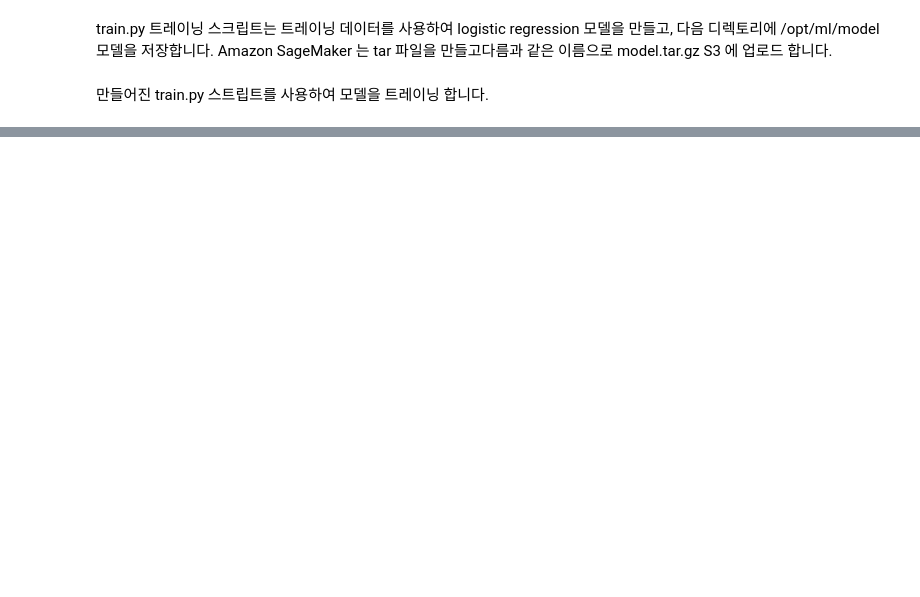
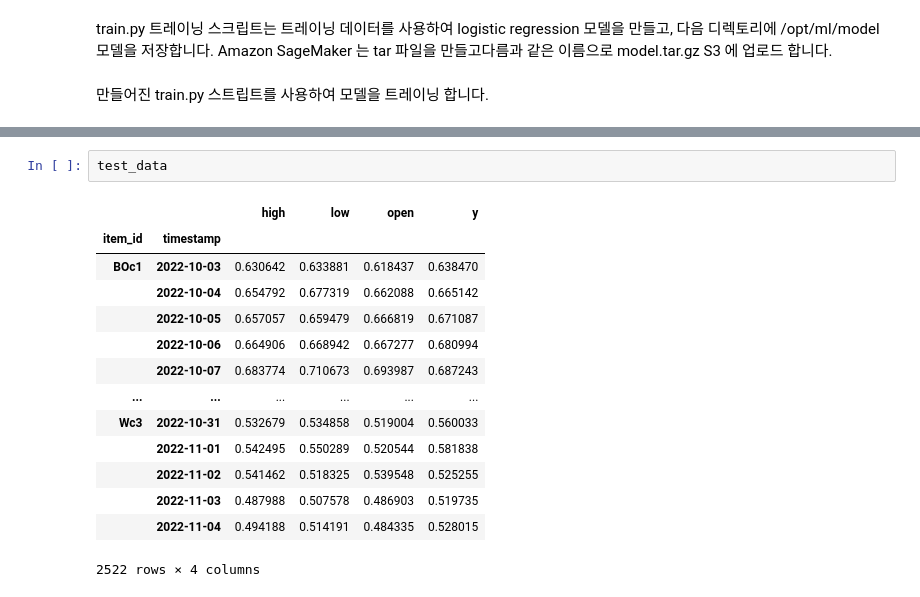
Before and after one commit to gwangjinjeong/palm-oil-price-forecast, a Jupyter notebook: MLOps_Env4palm.ipynb, the cells around one changed output, grey strips where cells are left out. Drawn from its saved outputs; the diff is of its cells as text; blank space fills up the shorter version.

```diff
--- a/MLOps_Env4palm.ipynb
+++ b/MLOps_Env4palm.ipynb
@@ -2203,0 +2580,17 @@ Traceback (most recent call last):
+# %%
+test_data
+# %% [output]
+|  |  | high | low | open | y |
+| item_id | timestamp |  |  |  |  |
+| BOc1 | 2022-10-03 | 0.630642 | 0.633881 | 0.618437 | 0.638470 |
+|  | 2022-10-04 | 0.654792 | 0.677319 | 0.662088 | 0.665142 |
+|  | 2022-10-05 | 0.657057 | 0.659479 | 0.666819 | 0.671087 |
+|  | 2022-10-06 | 0.664906 | 0.668942 | 0.667277 | 0.680994 |
+|  | 2022-10-07 | 0.683774 | 0.710673 | 0.693987 | 0.687243 |
+| ... | ... | ... | ... | ... | ... |
+| Wc3 | 2022-10-31 | 0.532679 | 0.534858 | 0.519004 | 0.560033 |
+|  | 2022-11-01 | 0.542495 | 0.550289 | 0.520544 | 0.581838 |
+|  | 2022-11-02 | 0.541462 | 0.518325 | 0.539548 | 0.525255 |
+|  | 2022-11-03 | 0.487988 | 0.507578 | 0.486903 | 0.519735 |
+|  | 2022-11-04 | 0.494188 | 0.514191 | 0.484335 | 0.528015 |
+2522 rows × 4 columns
```
Also changed, not shown: parts of 195 cells of this notebook.
